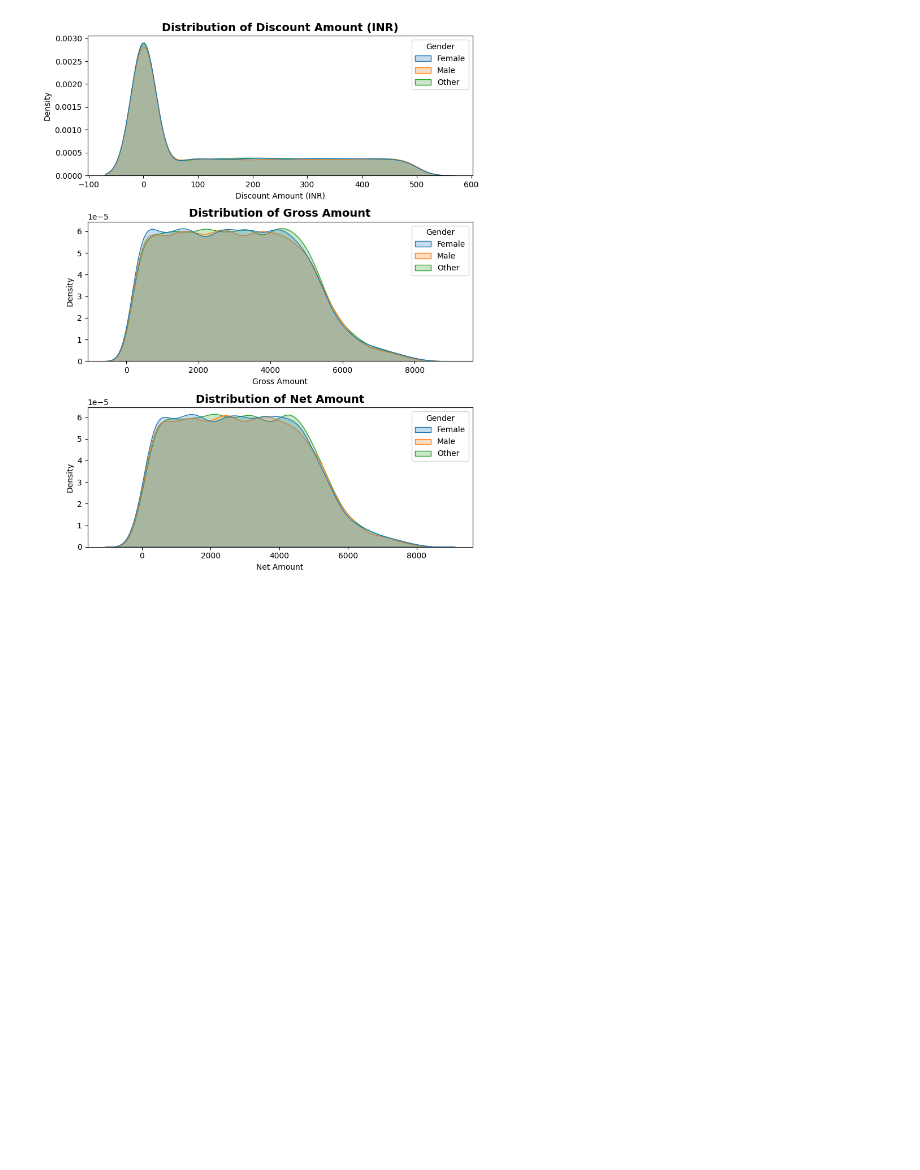
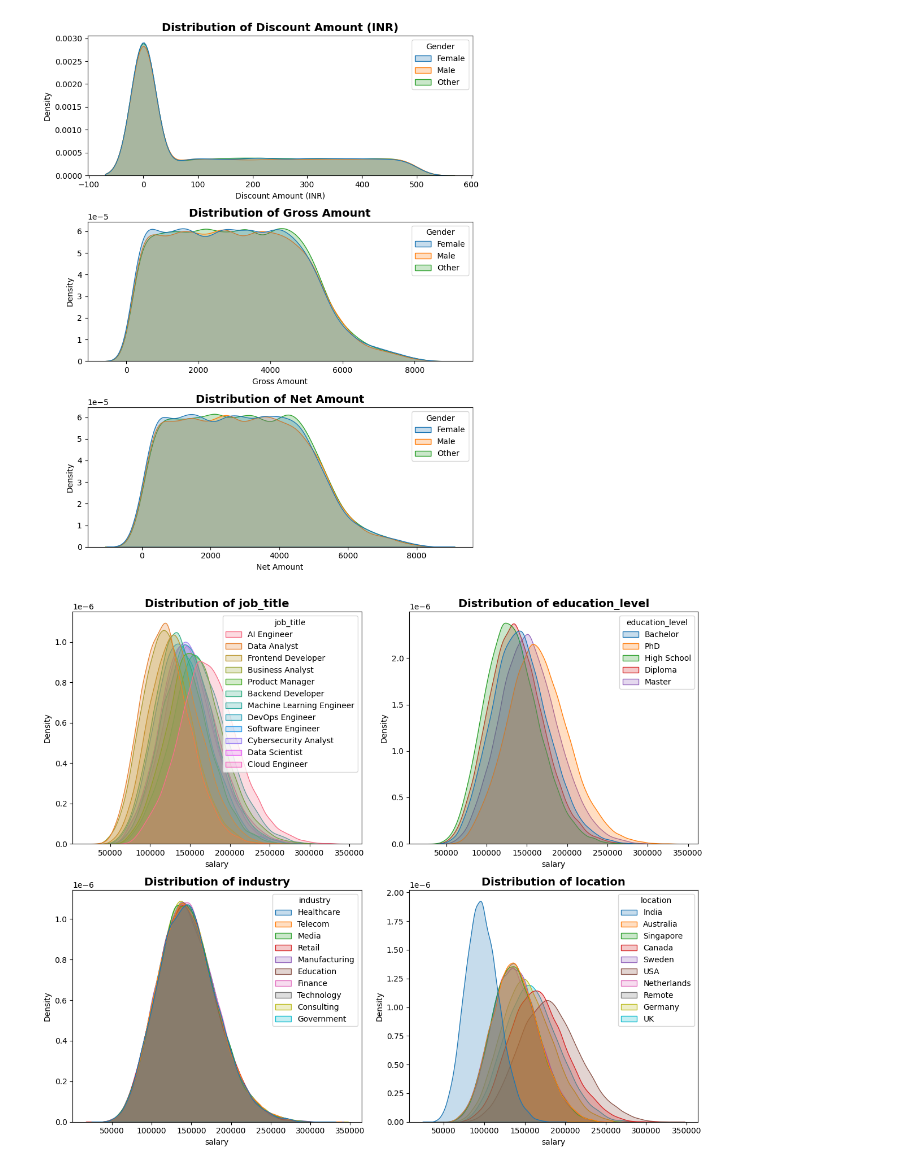
Before and after one commit to djcoder12091983/DSML, a Jupyter notebook: ML-projects/notebook/EDA-1.ipynb, the cells around one changed output. Saved outputs shown, nothing was run; the diff lists cells and outputs as text; code cells hidden in the pictures; blank space fills up the shorter version.

```diff
--- a/ML-projects/notebook/EDA-1.ipynb
+++ b/ML-projects/notebook/EDA-1.ipynb
@@ -29,3 +29,10 @@ memory usage: 19.1 MB
 | 2 | Frontend Developer | 18 | PhD | 4 | Media | Medium | Singapore | ... |
 | 3 | Business Analyst | 19 | PhD | 13 | Retail | Medium | Canada | ... |
 | 4 | Product Manager | 15 | Bachelor | 7 | Manufacturing | Large | Sweden | ... |
+# %%
+import pandas as pd
+jobsalary_df = pd.read_csv('../data/job_salary_prediction_dataset.csv')
+
+jobsalary_df.describe()
+jobsalary_df.info()
+jobsalary_df.head(5)
@@ -467,3 +498,21 @@ plt.tight_layout() # Fixes overlapping titles/labels
 plt.show()
 # %% [output]
 [figure]
+# %%
+# KDE plots for job salary
+cols_to_plot = ['job_title', 'education_level', 'industry', 'location']
+
+fig, axes = plt.subplots(nrows=2, ncols=2, figsize=(12, 10))
+axes = axes.flatten()
+
+# draw each plot
+for i, col in enumerate(cols_to_plot):
+    sns.kdeplot(data=jobsalary_df, x='salary', ax=axes[i], hue=col, fill=True)
+
+    # Customizing each subplot
+    axes[i].set_title(f'Distribution of {col}', fontsize=14, fontweight='bold')
+
+plt.tight_layout() # Fixes overlapping titles/labels
+plt.show()
+# %% [output]
+[figure, added]
```
Also changed, not shown: parts of 1 cell of this notebook, 6 other files.
